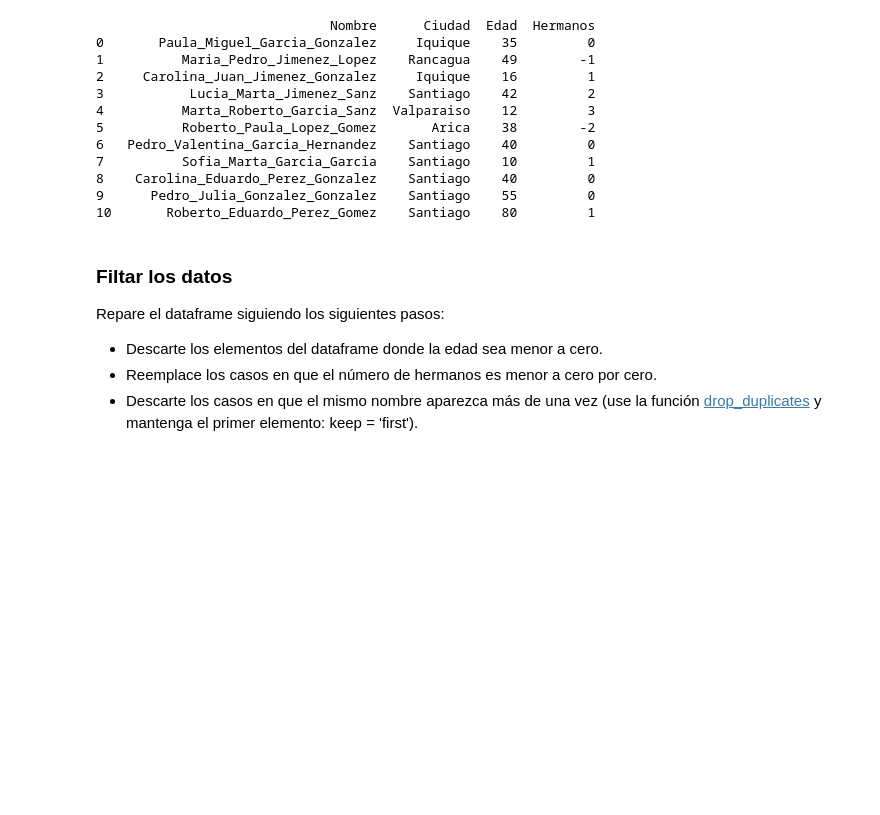
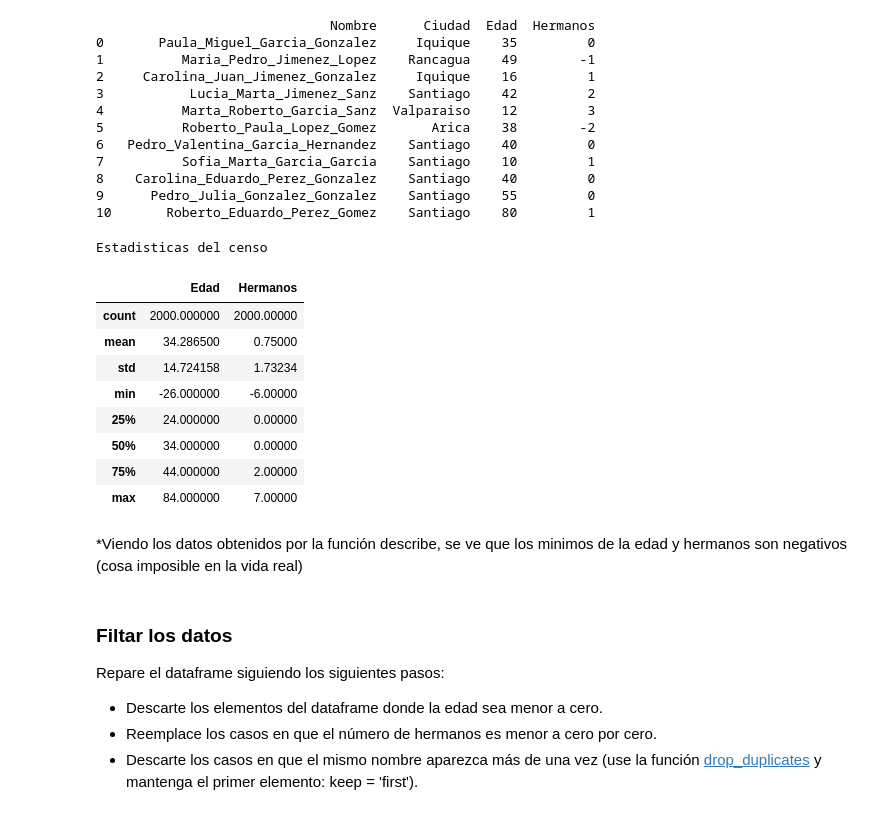
Before and after one commit to Xavier204/Tarea-1, a Jupyter notebook: Tarea_1.ipynb, the cells around one changed output. Saved outputs shown, nothing was run; the diff lists cells and outputs as text; code cells hidden in the pictures; blank space fills up the shorter version.

```diff
--- a/Tarea_1.ipynb
+++ b/Tarea_1.ipynb
@@ -256,6 +256,22 @@ print(df_censo.head(11)) #para verificar
 8    Carolina_Eduardo_Perez_Gonzalez    Santiago    40         0
 9      Pedro_Julia_Gonzalez_Gonzalez    Santiago    55         0
 10       Roberto_Eduardo_Perez_Gomez    Santiago    80         1
+# %%
+print("Estadisticas del censo")
+df_censo.describe()
+# %% [output]
+Estadisticas del censo
+|  | Edad | Hermanos |
+| count | 2000.000000 | 2000.00000 |
+| mean | 34.286500 | 0.75000 |
+| std | 14.724158 | 1.73234 |
+| min | -26.000000 | -6.00000 |
+| 25% | 24.000000 | 0.00000 |
+| 50% | 34.000000 | 0.00000 |
+| 75% | 44.000000 | 2.00000 |
+| max | 84.000000 | 7.00000 |
+# %% [markdown]
+*Viendo los datos obtenidos por la función describe, se ve que los minimos de la edad y hermanos son negativos (cosa imposible en la vida real)
 # %% [markdown]
 ### Filtar los datos
 
```
Also changed, not shown: parts of 3 cells of this notebook.
